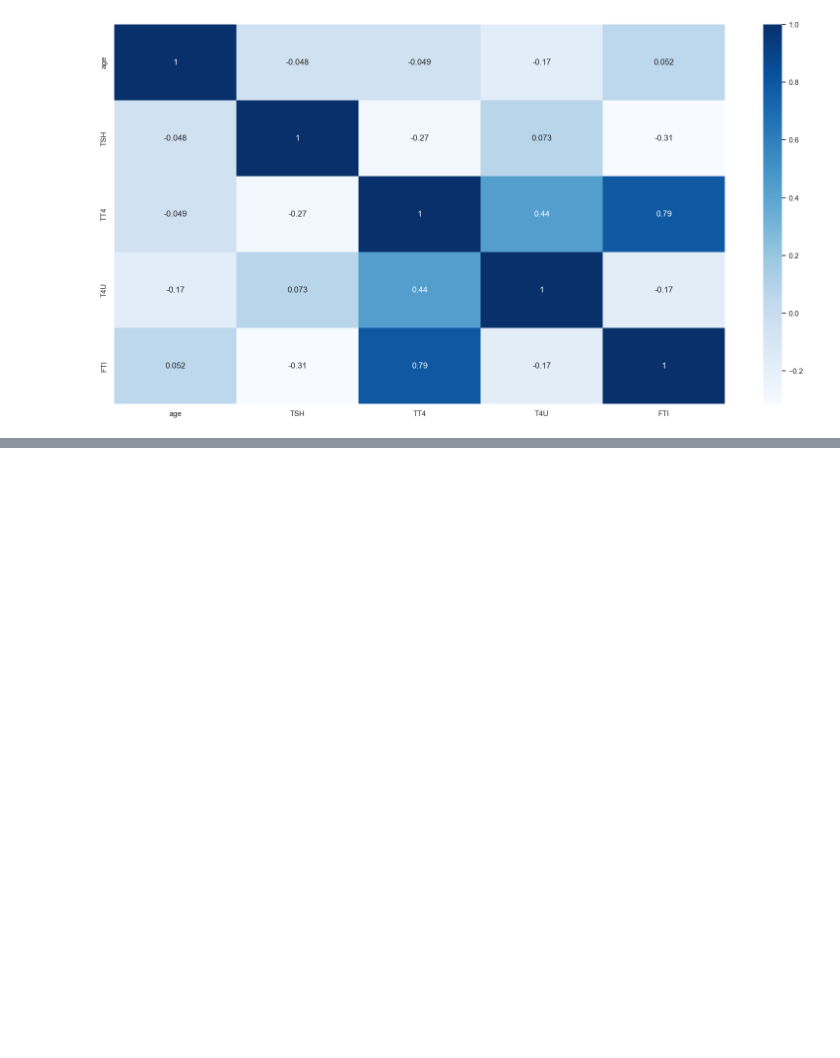
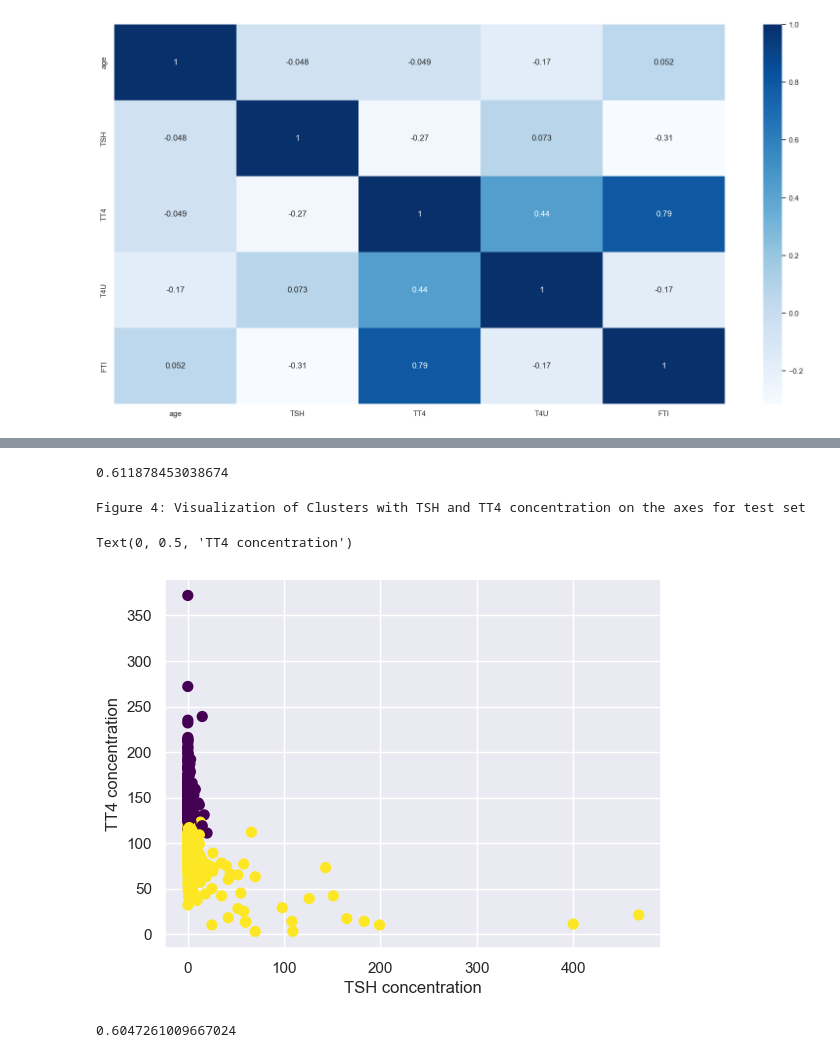
Before and after one commit to DSCI-310-2023/dsci-310-group-17, a Jupyter notebook: analysis.ipynb, the cells around one changed output, grey strips where cells are left out. Saved outputs shown, nothing was run; the diff lists cells and outputs as text; code cells hidden in the pictures; blank space fills up the shorter version.

```diff
--- a/analysis.ipynb
+++ b/analysis.ipynb
@@ -151,0 +228,20 @@ Figure 2: Realization of class counts
+# %%
+accuracy_score(train_preds, y_train)
+# %% [output]
+0.611878453038674
+# %%
+## Test set
+test_preds = kmeans.predict(transformed_X_test)
+# %%
+print("Figure 4: Visualization of Clusters with TSH and TT4 concentration on the axes for test set")
+plt.scatter(X_test["TSH"], X_test["TT4"], c=test_preds, s=50, cmap='viridis')
+plt.xlabel("TSH concentration")
+plt.ylabel("TT4 concentration")
+# %% [output]
+Figure 4: Visualization of Clusters with TSH and TT4 concentration on the axes for test set
+Text(0, 0.5, 'TT4 concentration')
+[figure, added]
+# %%
+accuracy_score(test_preds, y_test)
+# %% [output]
+0.6047261009667024
```
Also changed, not shown: parts of 11 cells of this notebook.
